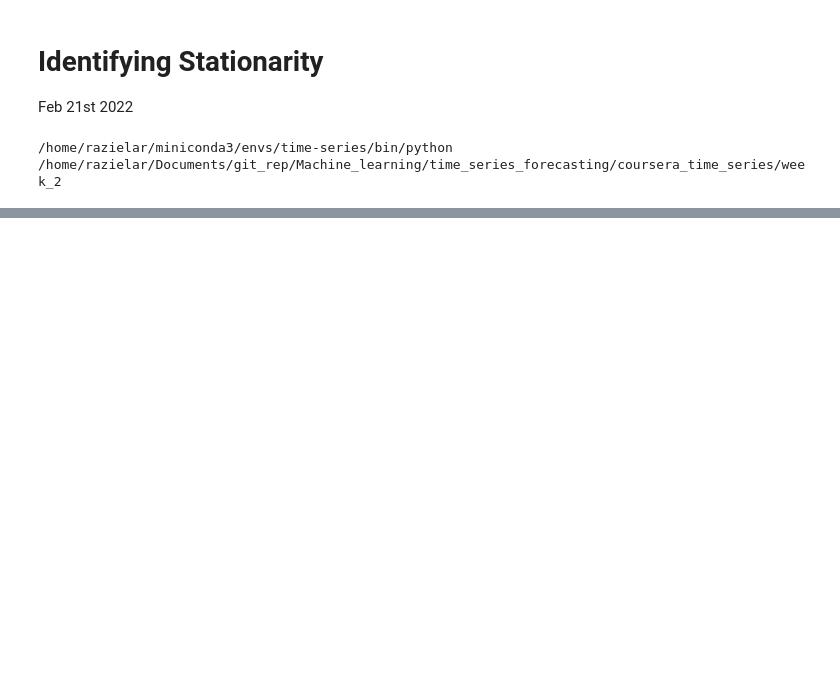
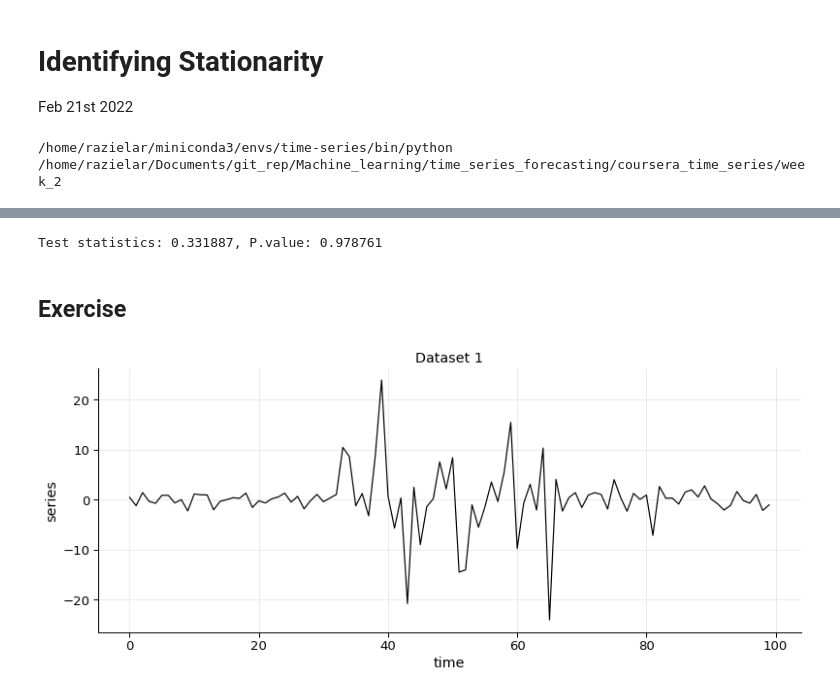
Before and after one commit to razielar/coursera_time_series_forecasting, a Jupyter notebook: coursera_time_series/week_2/identifying.stationarity.ipynb, the cells around one changed output, grey strips where cells are left out. Cells and saved outputs as stored; diff of their text form; code cells hidden in the pictures; blank space fills up the shorter version.

```diff
--- a/coursera_time_series/week_2/identifying.stationarity.ipynb
+++ b/coursera_time_series/week_2/identifying.stationarity.ipynb
@@ -25,0 +88,17 @@ from src.timeseriesFunctions import plot_time_series
+# %%
+adf, pvalue, usedlag, nobs, critical_values, icbest = adfuller(trend)
+# adf: test statistic
+print("Test statistics: {:.6}, P.value: {:.6}".format(adf, pvalue))
+# %% [output]
+Test statistics: 0.331887, P.value: 0.978761
+# %% [markdown]
+## Exercise
+# %%
+mytime= np.arange(100)
+data_path= "./course_data/"
+dataset_1= np.load(data_path + "dataset_SNS_1.npy")
+dataset_2= np.load(data_path + "dataset_SNS_2.npy")
+# %%
+plot_time_series(mytime, dataset_1, title= "Dataset 1")
+# %% [output]
+[figure, added]
```
Also changed, not shown: parts of 12 cells of this notebook.
